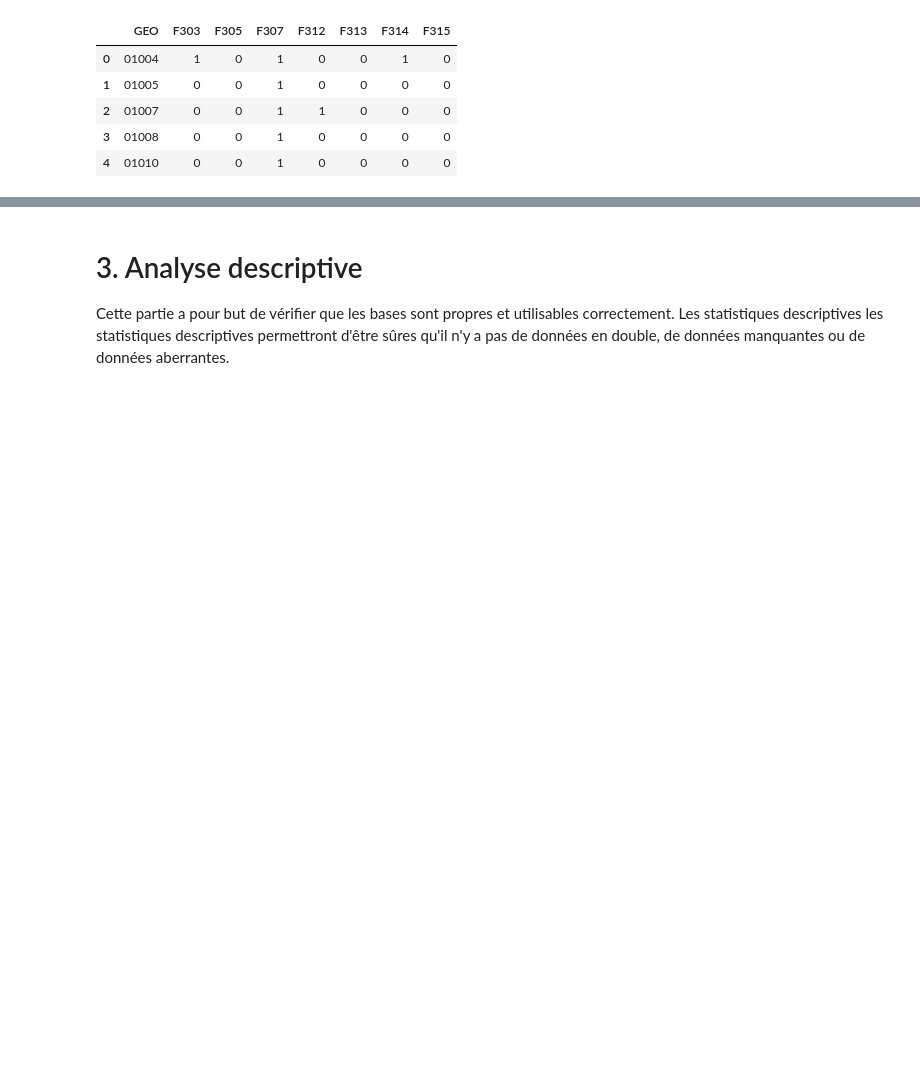
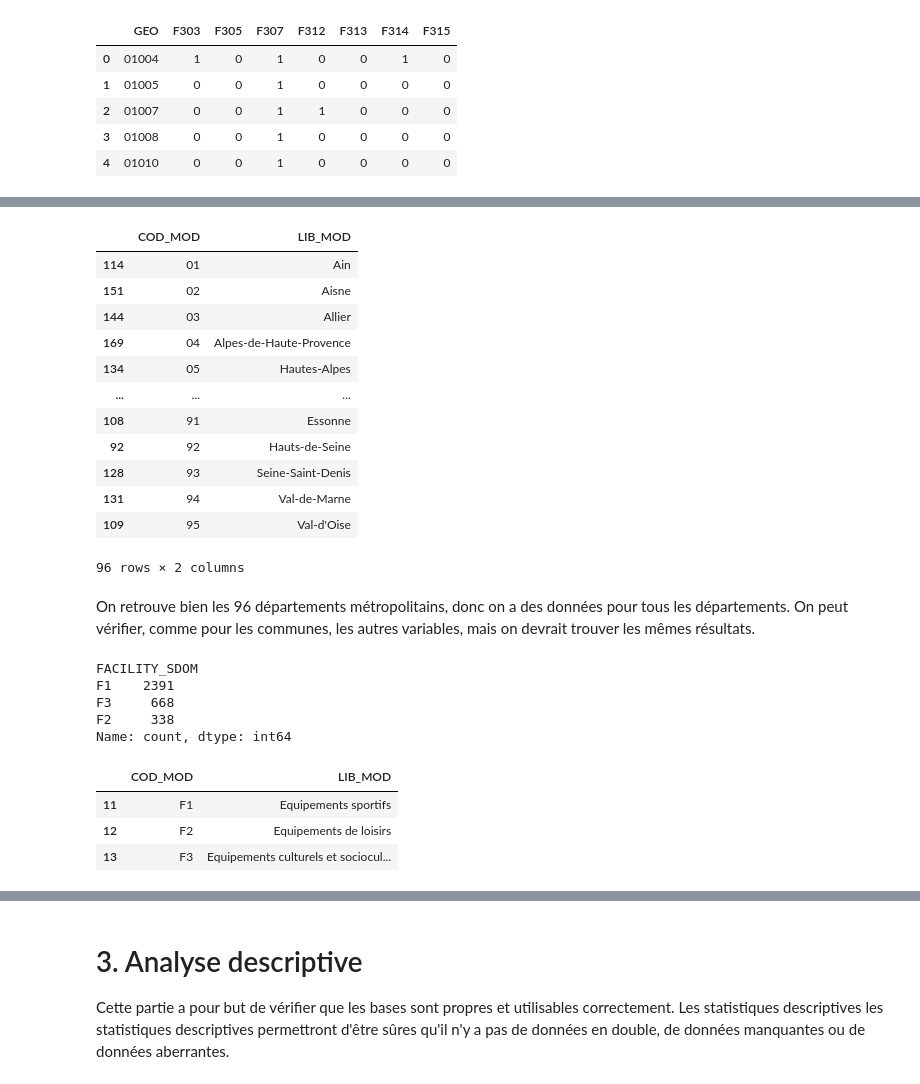
Before and after one commit to heloise1414/Projet-Python-S3, a Jupyter notebook: code/main-clemence v3.ipynb, the cells around one changed output, grey strips where cells are left out. Drawn from its saved outputs; the diff is of its cells as text; code cells hidden in the pictures; blank space fills up the shorter version.

```diff
--- a/code/main-clemence v3.ipynb
+++ b/code/main-clemence v3.ipynb
@@ -1582,0 +1599,66 @@ df_com_culture.head(5)
+# %%
+modalites_geo = (
+    df_infrastructures_dep_agg["GEO"]
+    .unique()
+    .tolist()
+)
+
+libelles_geo = (
+    df_infrastructures_meta_typed
+    .loc[
+        (df_infrastructures_meta_typed["COD_VAR"] == "GEO") &
+        (df_infrastructures_meta_typed["COD_MOD"].isin(modalites_geo)),
+        ["COD_MOD", "LIB_MOD"]
+    ]
+    .drop_duplicates(subset=["COD_MOD"])
+    .sort_values("COD_MOD")
+)
+
+libelles_geo
+# %% [output]
+|  | COD_MOD | LIB_MOD |
+| 114 | 01 | Ain |
+| 151 | 02 | Aisne |
+| 144 | 03 | Allier |
+| 169 | 04 | Alpes-de-Haute-Provence |
+| 134 | 05 | Hautes-Alpes |
+| ... | ... | ... |
+| 108 | 91 | Essonne |
+| 92 | 92 | Hauts-de-Seine |
+| 128 | 93 | Seine-Saint-Denis |
+| 131 | 94 | Val-de-Marne |
+| 109 | 95 | Val-d'Oise |
+96 rows × 2 columns
+# %% [markdown]
+On retrouve bien les 96 départements métropolitains, donc on a des données pour tous les départements. On peut vérifier, comme pour les communes, les autres variables, mais on devrait trouver les mêmes résultats.
+# %%
+df_infrastructures_dep_agg["FACILITY_SDOM"].value_counts(dropna=False)
+# %% [output]
+FACILITY_SDOM
+F1    2391
+F3     668
+F2     338
+Name: count, dtype: int64
+# %%
+modalites_facility_sdom = (
+    df_infrastructures_dep_agg["FACILITY_SDOM"]
+    .unique()
+    .tolist()
+)
+
+libelles_facility_sdom = (
+    df_infrastructures_meta_typed
+    .loc[
+        (df_infrastructures_meta_typed["COD_VAR"] == "FACILITY_SDOM") &
+        (df_infrastructures_meta_typed["COD_MOD"].isin(modalites_facility_sdom)),
+        ["COD_MOD", "LIB_MOD"]
+    ]
+    .sort_values("COD_MOD")
+)
+
+libelles_facility_sdom
+# %% [output]
+|  | COD_MOD | LIB_MOD |
+| 11 | F1 | Equipements sportifs |
+| 12 | F2 | Equipements de loisirs |
+| 13 | F3 | Equipements culturels et sociocul... |
```
Also changed, not shown: parts of 24 cells of this notebook.
